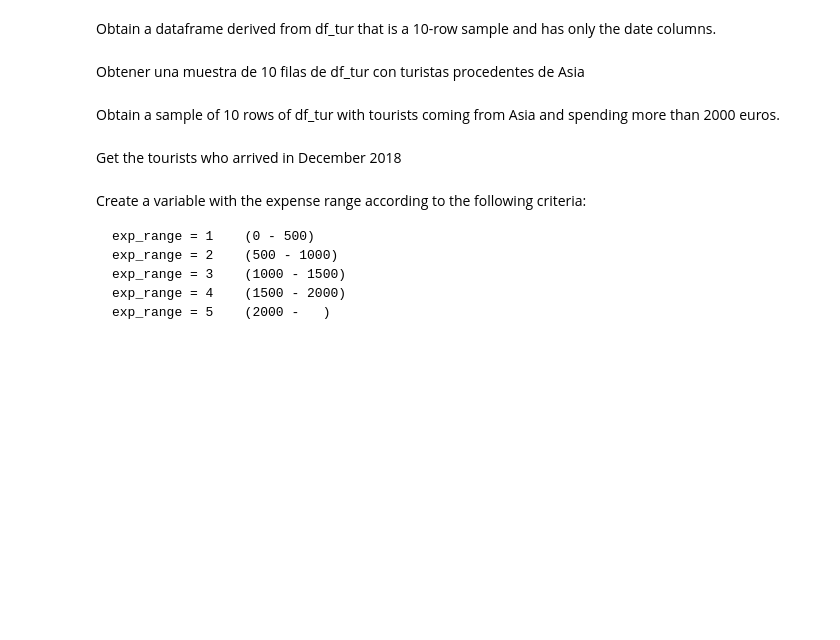
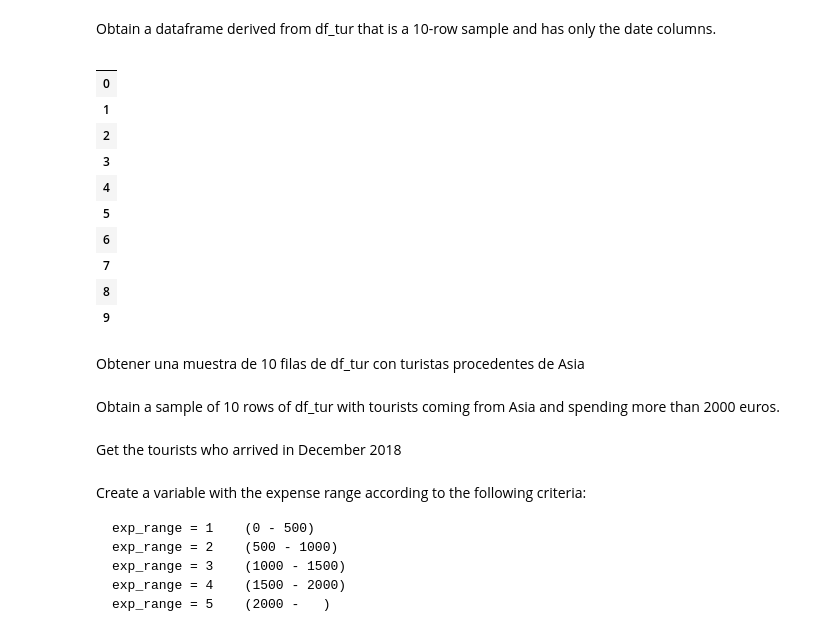
Before and after one commit to intisar2024/master_ITM, a Jupyter notebook: EJ08_STATEMENTS_pandas1.ipynb, the cells around one changed output. Cells and saved outputs as stored; diff of their text form; code cells hidden in the pictures; blank space fills up the shorter version.

```diff
--- a/EJ08_STATEMENTS_pandas1.ipynb
+++ b/EJ08_STATEMENTS_pandas1.ipynb
@@ -153,5 +171,25 @@ Obtain a dataframe derived from df_tur having the first 10 rows and the columns:
 # %% [markdown]
 Obtain a dataframe derived from df_tur that is a 10-row sample and has only the date columns.
+# %%
+f_tur = pd.read_table("files/TOURISTS.txt",
+sep= ";" , header='infer')
+f_tur
+#date_columns=f_tur.select_dtypes(include=['datetime64[ns]']).columns
+date_columns=f_tur.select_dtypes(include=['datetime']).columns
+
+df_tur[date_columns].head(10)
+# %% [output]
+|  |
+| 0 |
+| 1 |
+| 2 |
+| 3 |
+| 4 |
+| 5 |
+| 6 |
+| 7 |
+| 8 |
+| 9 |
 # %% [markdown]
 Obtener una muestra de 10 filas de df_tur con turistas procedentes de Asia
 # %% [markdown]
```
Also changed, not shown: parts of 1 cell of this notebook.
